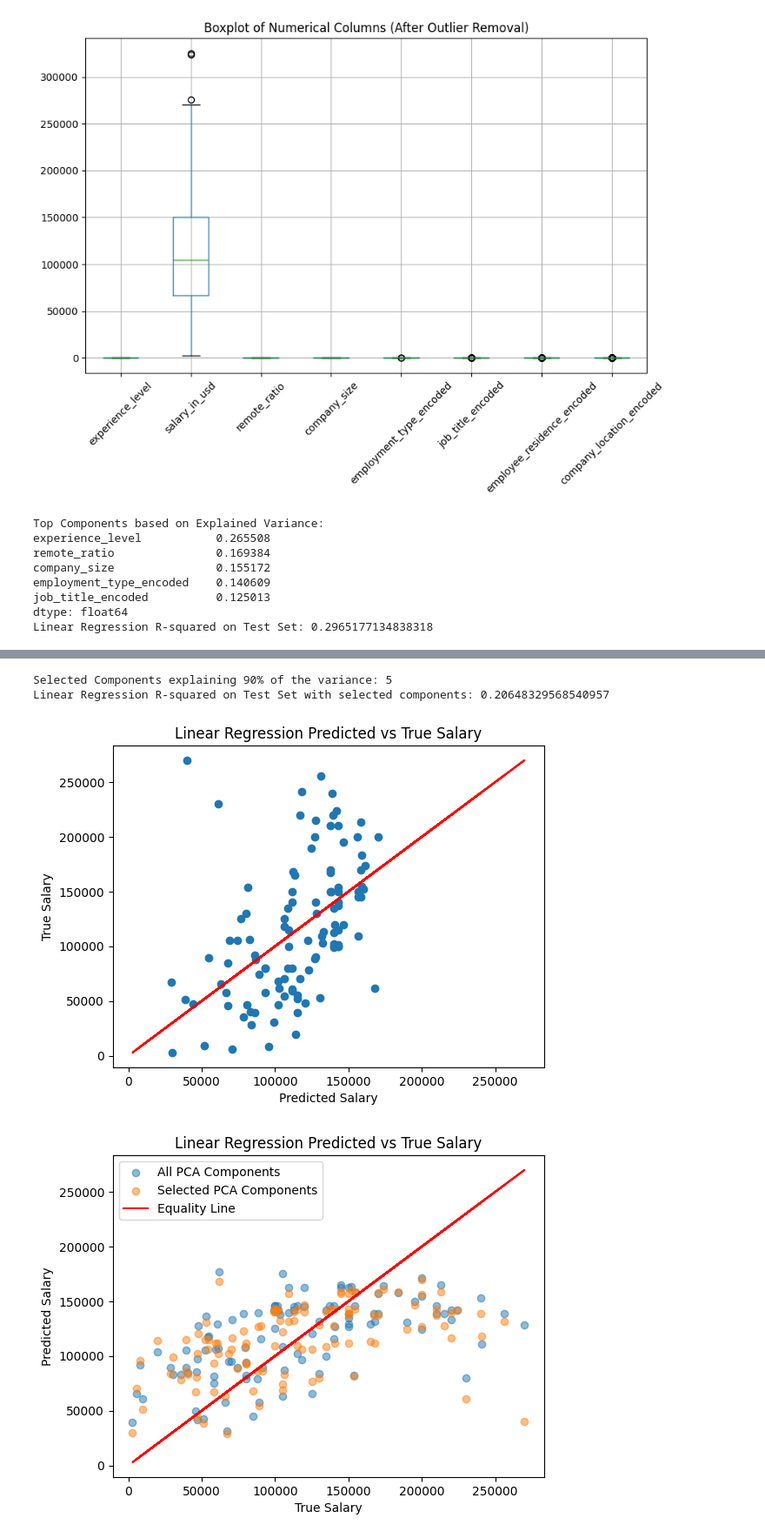
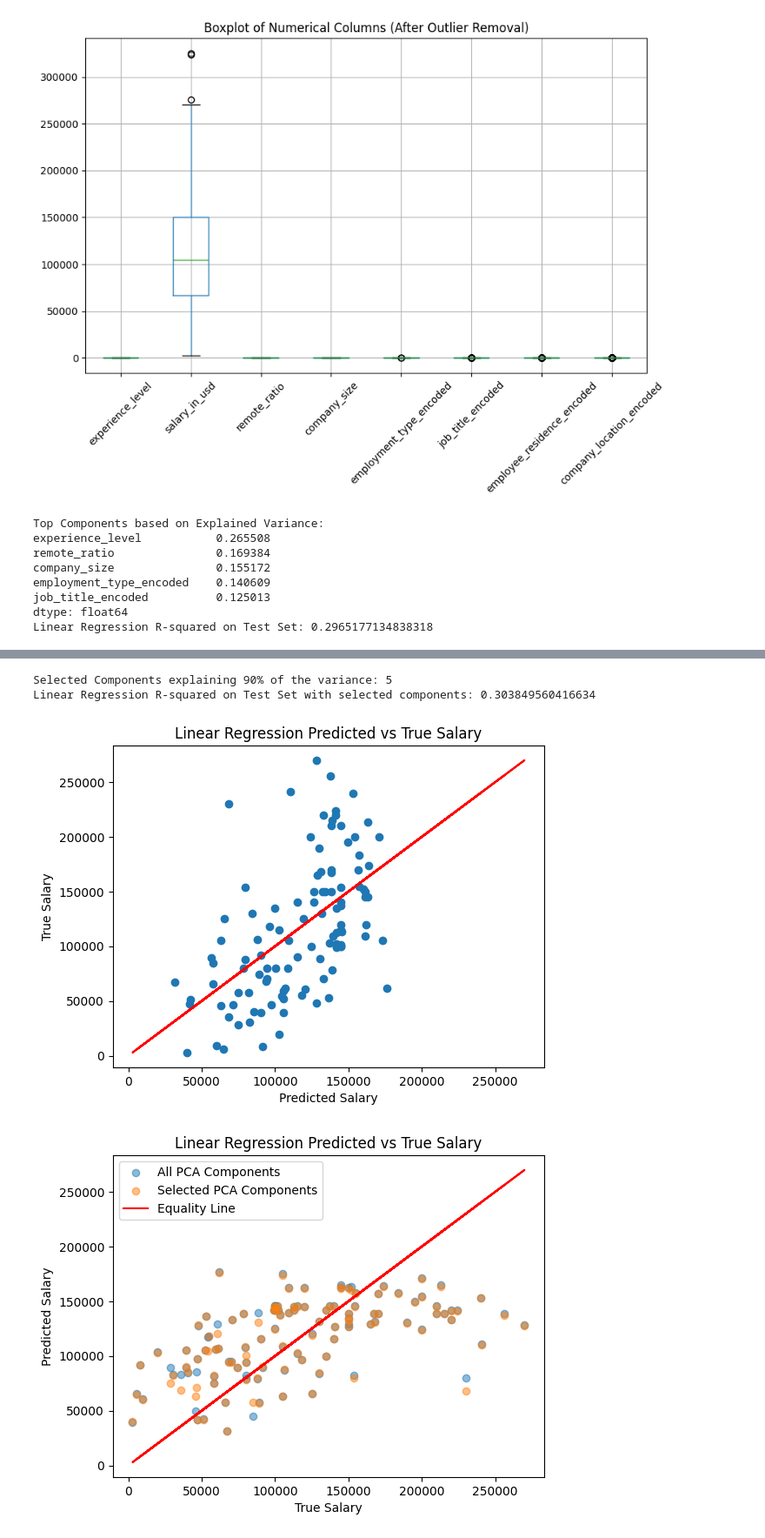
Before and after one commit to alejbormeg/MasterBigDataML-PythonCourse, a Jupyter notebook: python project/-- data_science_salaries/ds_salaries_ver3_enunciado.ipynb, the cells around one changed output, grey strips where cells are left out. Shown: that part at 87% size. Saved outputs shown, nothing was run; the diff lists cells and outputs as text; code cells hidden in the pictures.

```diff
--- a/python project/-- data_science_salaries/ds_salaries_ver3_enunciado.ipynb
+++ b/python project/-- data_science_salaries/ds_salaries_ver3_enunciado.ipynb
@@ -1392,6 +1393,10 @@ print(f"Linear Regression R-squared on Test Set: {test_score}")
 # Plot the points and the solution line (for demonstration purposes only)
 predictions_all_pca = regression_model.predict(X_test_pca)
 
+# Calculate Mean Squared Error
+mse = mean_squared_error(y_test, predictions_all_pca)
+print(f"Mean Squared Error: {mse}")
+
 plt.scatter(predictions_all_pca, y_test)
 plt.plot(y_test, y_test, color='red', linestyle='-')
 plt.xlabel('Predicted Salary')
@@ -1401,8 +1406,8 @@ plt.show()
 
 
 # Now PCA using only the selected components for training and testing data
-X_train_pca = X_train_pca.iloc[:, most_important_indices]
-X_test_pca = X_test_pca.iloc[:, most_important_indices]
+X_train_pca = X_train_pca[:, most_important_indices]
+X_test_pca = X_test_pca[:, most_important_indices]
 
 # Linear Regression using selected PCA components
 regression_model = LinearRegression()
@@ -1418,37 +1423,41 @@ print(f"Linear Regression R-squared on Test Set with selected components: {test_
 # Plot the points and the solution line (for demonstration purposes only)
 predictions_selected_pca = regression_model.predict(X_test_pca)
 
+# Calculate Mean Squared Error
+mse = mean_squared_error(y_test, predictions_selected_pca)
+
+print(f"Mean Squared Error: {mse}")
 plt.scatter(predictions_selected_pca, y_test)
 plt.plot(y_test, y_test, color='red', linestyle='-')
 plt.xlabel('Predicted Salary')
 plt.ylabel('True Salary')
 plt.title('Linear Regression Predicted vs True Salary')
 plt.show()
 
 
 # Plot both predictions against true salaries
 plt.scatter(y_test, predictions_all_pca, label='All PCA Components', alpha=0.5)
 plt.scatter(y_test, predictions_selected_pca, label='Selected PCA Components', alpha=0.5)
 plt.plot(y_test, y_test, color='red', linestyle='-', label='Equality Line')
 plt.xlabel('True Salary')
 plt.ylabel('Predicted Salary')
 plt.title('Linear Regression Predicted vs True Salary')
 plt.legend()
 plt.show()
 # %% [output]
 Top Components based on Explained Variance:
 experience_level           0.265508
 remote_ratio               0.169384
 company_size               0.155172
 employment_type_encoded    0.140609
 job_title_encoded          0.125013
 dtype: float64
 Linear Regression R-squared on Test Set: 0.2965177134838318
 [figure]
 Selected Components explaining 90% of the variance: 5
-Linear Regression R-squared on Test Set with selected components: 0.20648329568540957
+Linear Regression R-squared on Test Set with selected components: 0.303849560416634
-[figure, old version]
+[figure, new version]
-[figure, old version]
+[figure, new version]
 # %%
 # Pruebas de funcionamiento, también tarea del estudiante:
 # %% [markdown]
```
Also changed, not shown: parts of 4 cells of this notebook.
